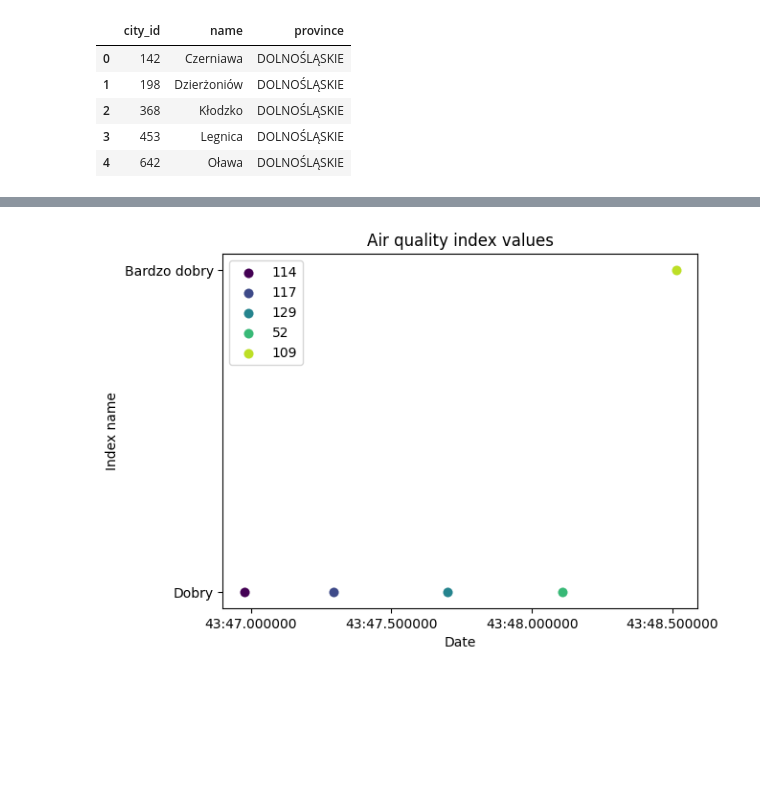
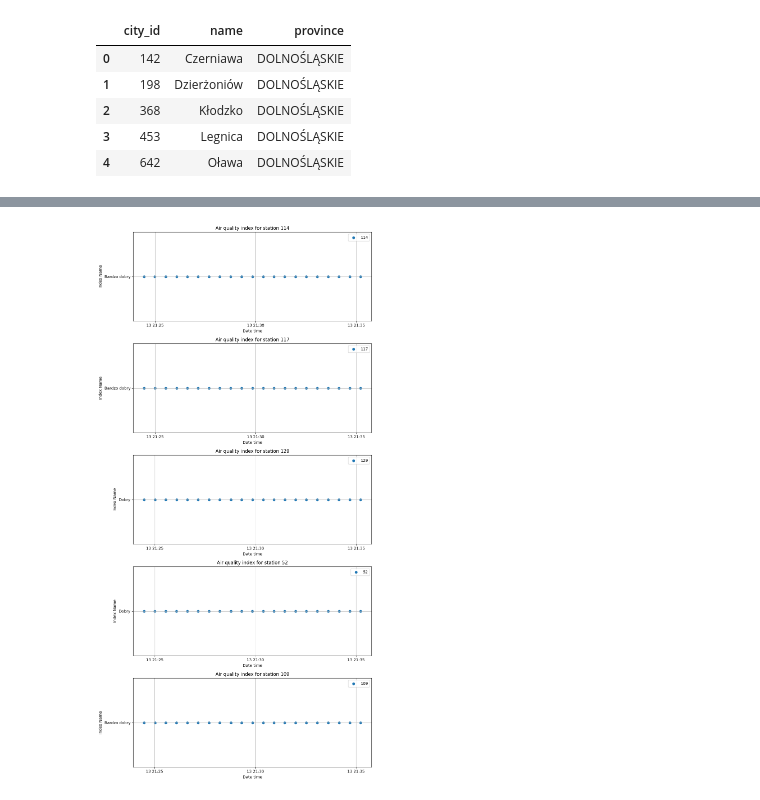
Before and after one commit to KosoliCstud/project, a Jupyter notebook: project_code.ipynb, the cells around one changed output, grey strips where cells are left out. Drawn from its saved outputs; the diff is of its cells as text; code cells hidden in the pictures; blank space fills up the shorter version.

Commit message:
update live plot

```diff
--- a/project_code.ipynb
+++ b/project_code.ipynb
@@ -708,22 +708,25 @@ df = pd.DataFrame(rows, columns=['id', 'station_id', 'date_time', 'index_value',
 print(f"Current number of records in the {table_name} table: {df.shape}")
 print(df.head())
 
-fig, ax = plt.subplots()
+table_name = "air_quality"
+with conn:
+    with conn.cursor() as cur:
+        cur = conn.cursor()
+        cur.execute(f"SELECT * FROM {table_name};")
+        rows = cur.fetchall()
 
-colormap = cm.viridis
-colorlist = [colors.rgb2hex(colormap(i)) for i in np.linspace(0, 0.9, len(df['station_id'].unique()))]
+df = pd.DataFrame(rows, columns=['id', 'station_id', 'date_time', 'index_value', 'index_name'])
 
-for i,c in enumerate(colorlist):
+fig, ax = plt.subplots(5, 1, figsize=(10, 20))
+for i, station_id in enumerate(df['station_id'].unique()):
+    station_data = df[df['station_id'] == station_id]
+    ax[i].scatter(station_data['date_time'], station_data['index_name'], label=station_id)
+    ax[i].set_xlabel('Date time')
+    ax[i].set_ylabel('Index Name')
+    ax[i].set_title(f'Air quality index for station {station_id}')
+    ax[i].legend()
+    ax[i].grid()
 
-    x = df['date_time'][i]
-    y = df['index_name'][i]
-    l = df['station_id'][i]
-
-    ax.scatter(x, y, label=l, s=50, linewidth=0.1, c=c)
-
-ax.legend()
-plt.xlabel('Date')
-plt.ylabel('Index name')
-plt.title('Air quality index values')
+plt.tight_layout()
 plt.show()
 # %% [output]
@@ -737 +740 @@ Current number of records in the air_quality table: (60, 5)
-[figure, old version]
+[figure, new version]
```
Also changed, not shown: parts of 1 cell of this notebook.
